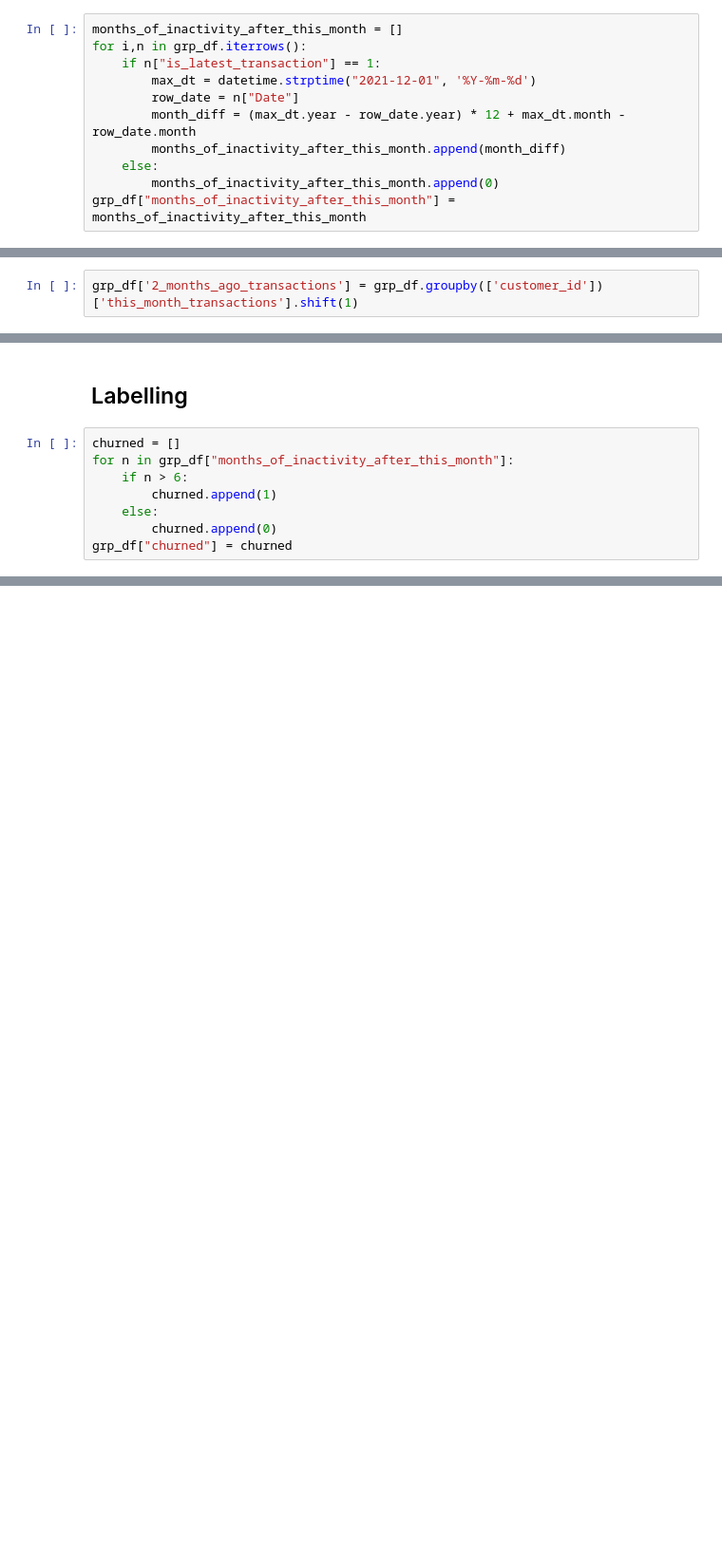
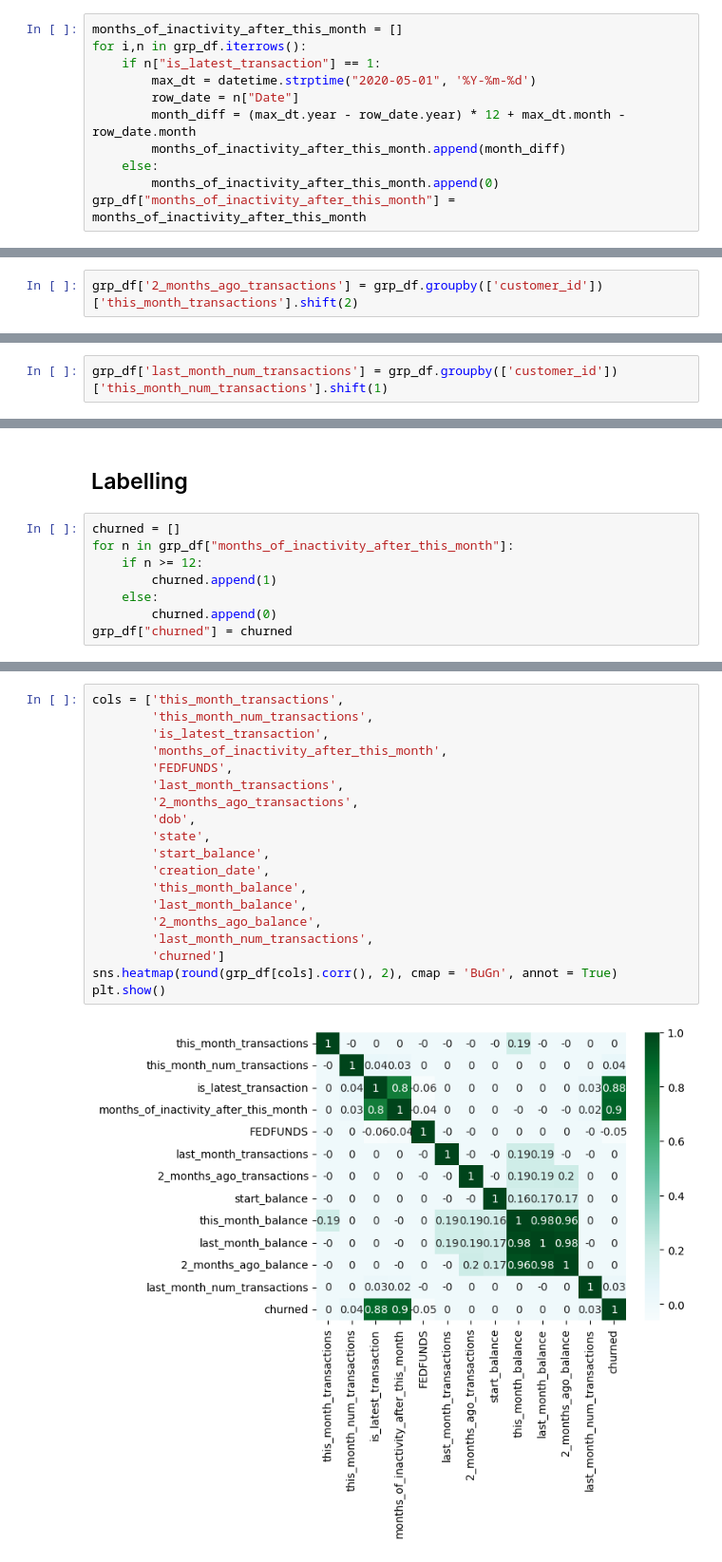
Before and after one commit to driscolt22/bank-churn-ml, a Jupyter notebook: visualization.ipynb, the cells around one changed output, grey strips where cells are left out. Shown at 95% size. Saved outputs shown, nothing was run; the diff lists cells and outputs as text; blank space fills up the shorter version.

```diff
--- a/visualization.ipynb
+++ b/visualization.ipynb
@@ -308,7 +317,7 @@ print(non_1_count)
 months_of_inactivity_after_this_month = []
 for i,n in grp_df.iterrows():
     if n["is_latest_transaction"] == 1:
-        max_dt = datetime.strptime("2021-12-01", '%Y-%m-%d')
+        max_dt = datetime.strptime("2020-05-01", '%Y-%m-%d')
         row_date = n["Date"]
         month_diff = (max_dt.year - row_date.year) * 12 + max_dt.month - row_date.month
         months_of_inactivity_after_this_month.append(month_diff)
@@ -377,6 +386,6 @@ so that we can use previous 2 months of transactions to predict whether a custom
 # %%
 grp_df['last_month_transactions'] = grp_df.groupby(['customer_id'])['this_month_transactions'].shift(1)
 # %%
-grp_df['2_months_ago_transactions'] = grp_df.groupby(['customer_id'])['this_month_transactions'].shift(1)
+grp_df['2_months_ago_transactions'] = grp_df.groupby(['customer_id'])['this_month_transactions'].shift(2)
 # %%
 grp_df = pd.merge(grp_df, customers_df, how='inner', on='customer_id')
@@ -383,3 +403,5 @@ grp_df = pd.merge(grp_df, customers_df, how='inner', on='customer_id')
+# %%
+grp_df['last_month_num_transactions'] = grp_df.groupby(['customer_id'])['this_month_num_transactions'].shift(1)
 # %%
 grp_df.head()
 # %% [output]
@@ -487,7 +510,7 @@ len(nulls)
 # %%
 churned = []
 for n in grp_df["months_of_inactivity_after_this_month"]:
-    if n > 6:
+    if n >= 12:
         churned.append(1)
     else:
         churned.append(0)
@@ -503,0 +554,21 @@ grp_df.head()
+# %%
+cols = ['this_month_transactions',
+        'this_month_num_transactions',
+        'is_latest_transaction',
+        'months_of_inactivity_after_this_month',
+        'FEDFUNDS',
+        'last_month_transactions',
+        '2_months_ago_transactions',
+        'dob',
+        'state',
+        'start_balance',
+        'creation_date',
+        'this_month_balance',
+        'last_month_balance',
+        '2_months_ago_balance',
+        'last_month_num_transactions',
+        'churned']
+sns.heatmap(round(grp_df[cols].corr(), 2), cmap = 'BuGn', annot = True)
+plt.show()
+# %% [output]
+[figure, added]
```
Also changed, not shown: parts of 12 cells of this notebook.
